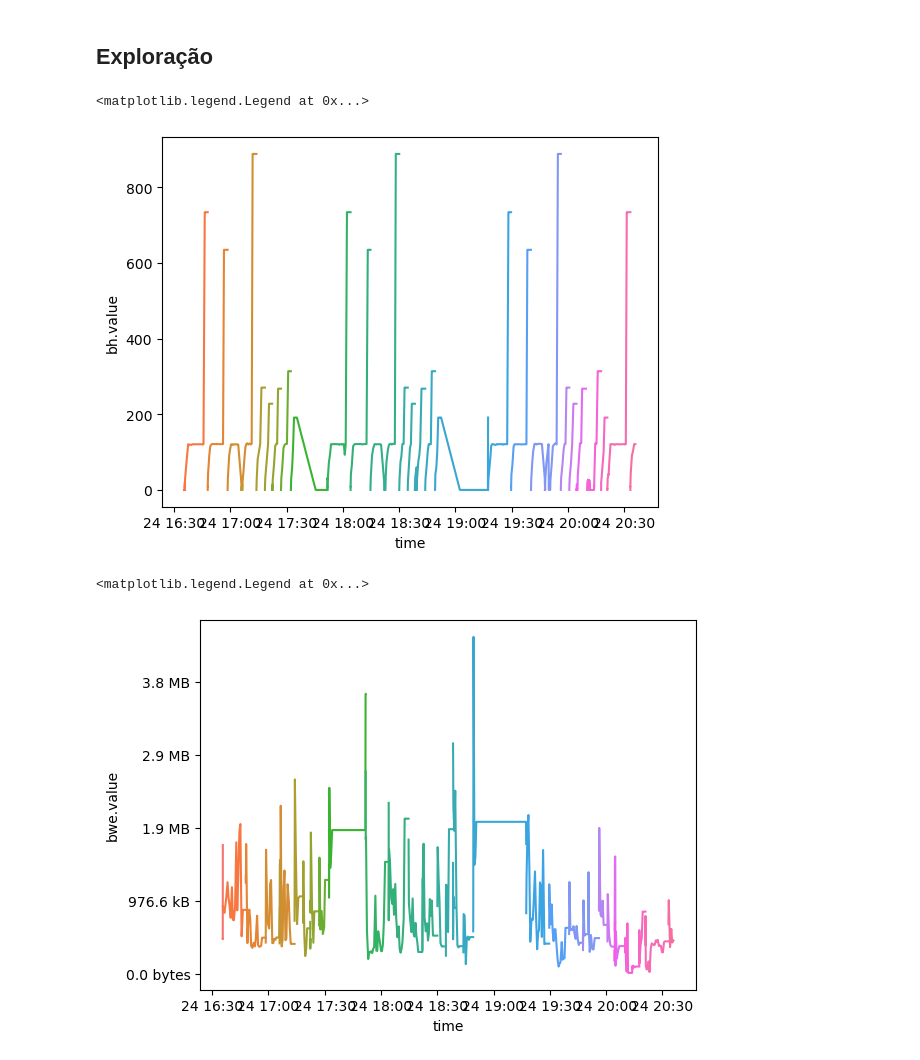
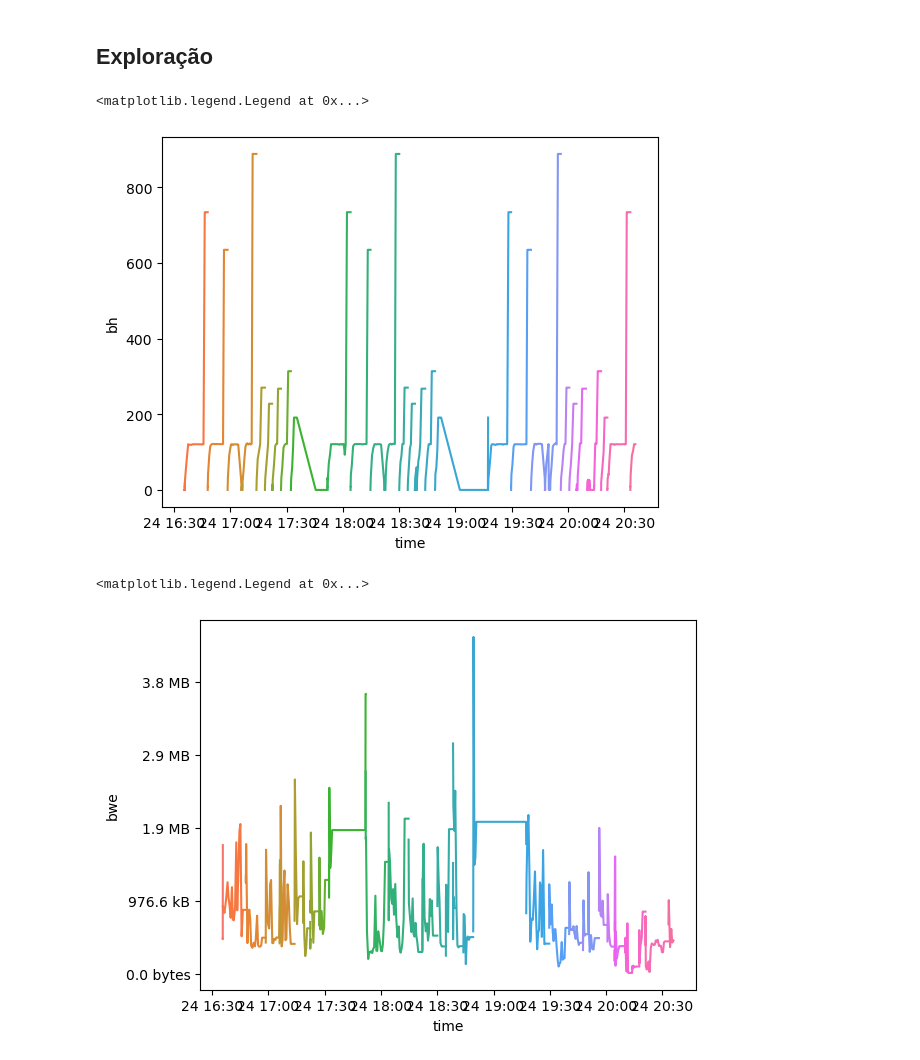
Before and after one commit to intrig-unicamp/hackathon5G, a Jupyter notebook: datasets/youtube-qoe.ipynb, the cells around one changed output. Drawn from its saved outputs; the diff is of its cells as text; code cells hidden in the pictures.

Commit message:
remove ".value" suffix from array columns

```diff
--- a/datasets/youtube-qoe.ipynb
+++ b/datasets/youtube-qoe.ipynb
@@ -116,11 +114,11 @@ Colunas ainda não identificadas:
 # %% [markdown]
 ## Exploração
 # %%
-g = sns.lineplot(data=ytDf[-762:], x='time', y='bh.value', hue='cpn')
+g = sns.lineplot(data=ytDf[-762:], x='time', y='bh', hue='cpn')
 g.legend([],[], frameon=False)
 # %% [output]
 <matplotlib.legend.Legend at 0x...>
-[figure, old version]
+[figure, new version]
 # %%
 import matplotlib.ticker as tkr
 
@@ -132,9 +130,9 @@ def sizeof_format(x, pos):
             return '%3.1f %s' % (x, x_unit)
         x /= 1024.
 # %%
-g = sns.lineplot(data=ytDf[-762:], x='time', y='bwe.value', hue='cpn')
+g = sns.lineplot(data=ytDf[-762:], x='time', y='bwe', hue='cpn')
 g.yaxis.set_major_formatter(tkr.FuncFormatter(sizeof_format))
 g.legend([],[], frameon=False)
 # %% [output]
 <matplotlib.legend.Legend at 0x...>
-[figure, old version]
+[figure, new version]
```
Also changed, not shown: parts of 1 cell of this notebook, 5 other files.
